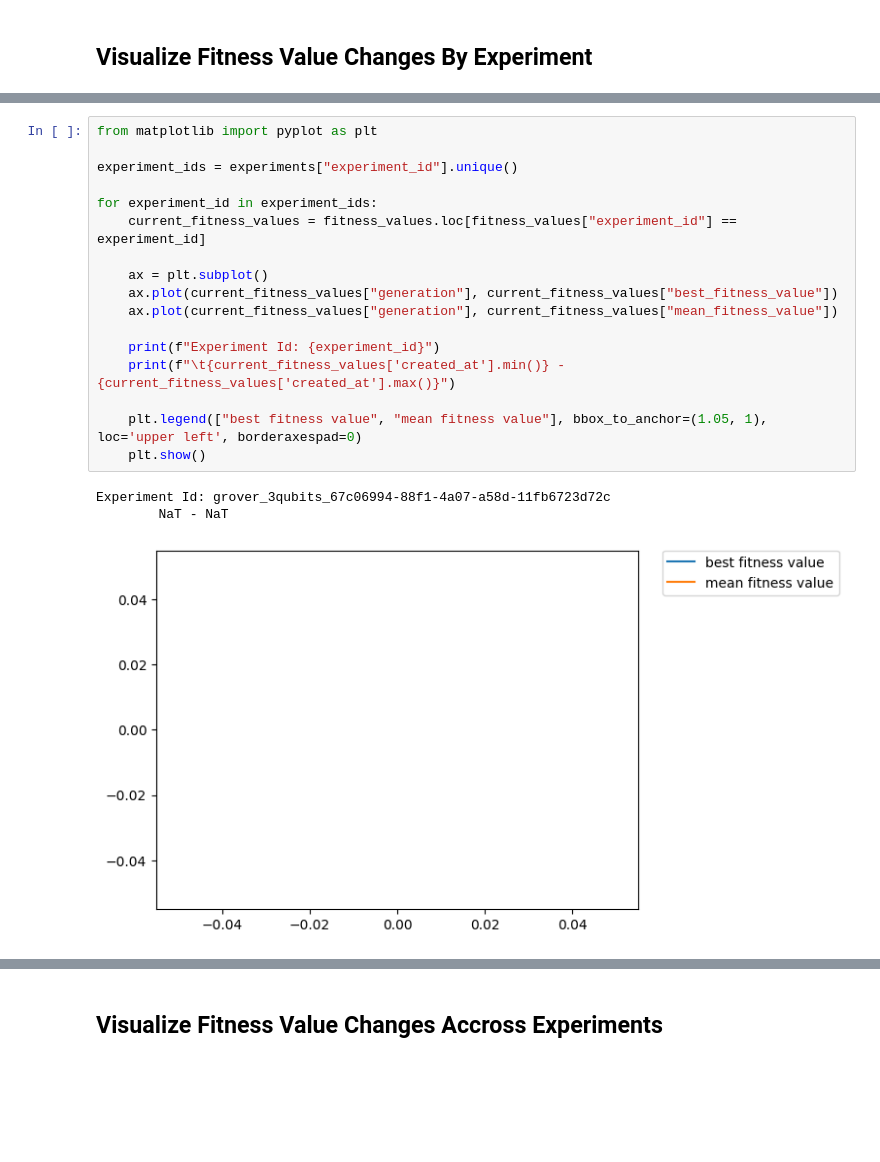
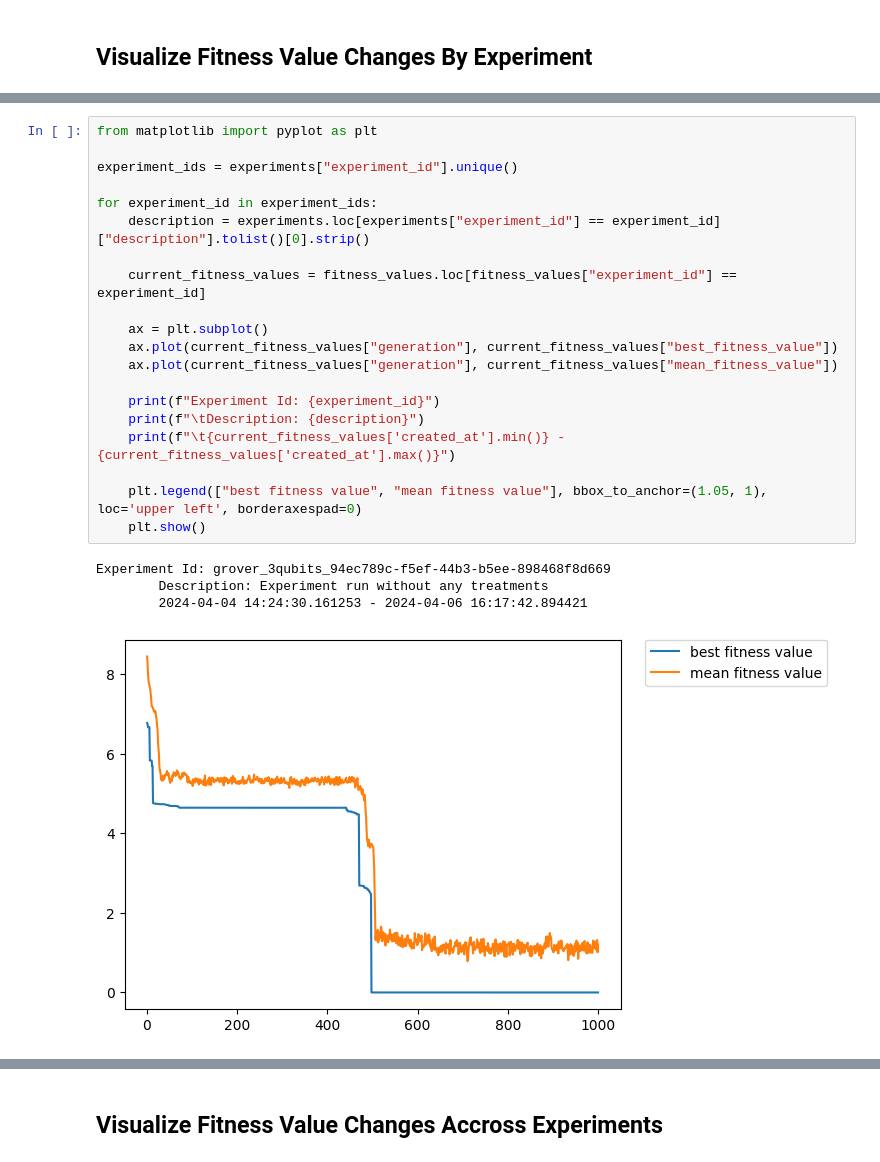
Before and after one commit to westoun/gp4qc, a Jupyter notebook: evaluation.ipynb, the cells around one changed output, grey strips where cells are left out. Drawn from its saved outputs; the diff is of its cells as text; blank space fills up the shorter version.

Commit message:
Plot experiment description

```diff
--- a/evaluation.ipynb
+++ b/evaluation.ipynb
@@ -62,21 +65,25 @@ experiments
 # %%
 from matplotlib import pyplot as plt
 
 experiment_ids = experiments["experiment_id"].unique()
 
 for experiment_id in experiment_ids:
+    description = experiments.loc[experiments["experiment_id"] == experiment_id]["description"].tolist()[0].strip()
+
     current_fitness_values = fitness_values.loc[fitness_values["experiment_id"] == experiment_id]
 
     ax = plt.subplot()
     ax.plot(current_fitness_values["generation"], current_fitness_values["best_fitness_value"])
     ax.plot(current_fitness_values["generation"], current_fitness_values["mean_fitness_value"])
 
     print(f"Experiment Id: {experiment_id}")
+    print(f"\tDescription: {description}")
     print(f"\t{current_fitness_values['created_at'].min()} - {current_fitness_values['created_at'].max()}")
 
     plt.legend(["best fitness value", "mean fitness value"], bbox_to_anchor=(1.05, 1), loc='upper left', borderaxespad=0)
     plt.show()
 # %% [output]
-Experiment Id: grover_3qubits_67c06994-88f1-4a07-a58d-11fb6723d72c
-        NaT - NaT
+Experiment Id: grover_3qubits_94ec789c-f5ef-44b3-b5ee-898468f8d669
+        Description: Experiment run without any treatments
+        2024-04-04 14:24:30.161253 - 2024-04-06 16:17:42.894421
-[figure, old version]
+[figure, new version]
```
Also changed, not shown: parts of 6 cells of this notebook.
